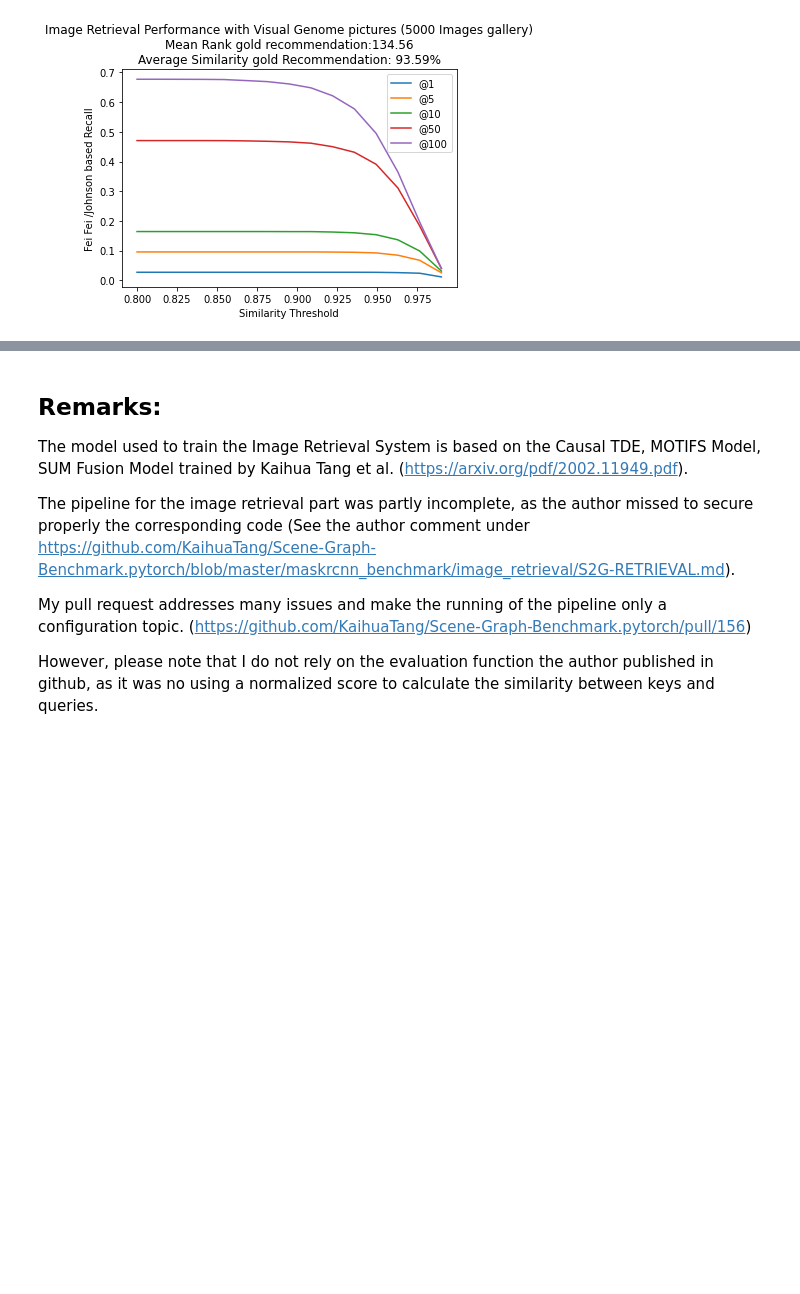
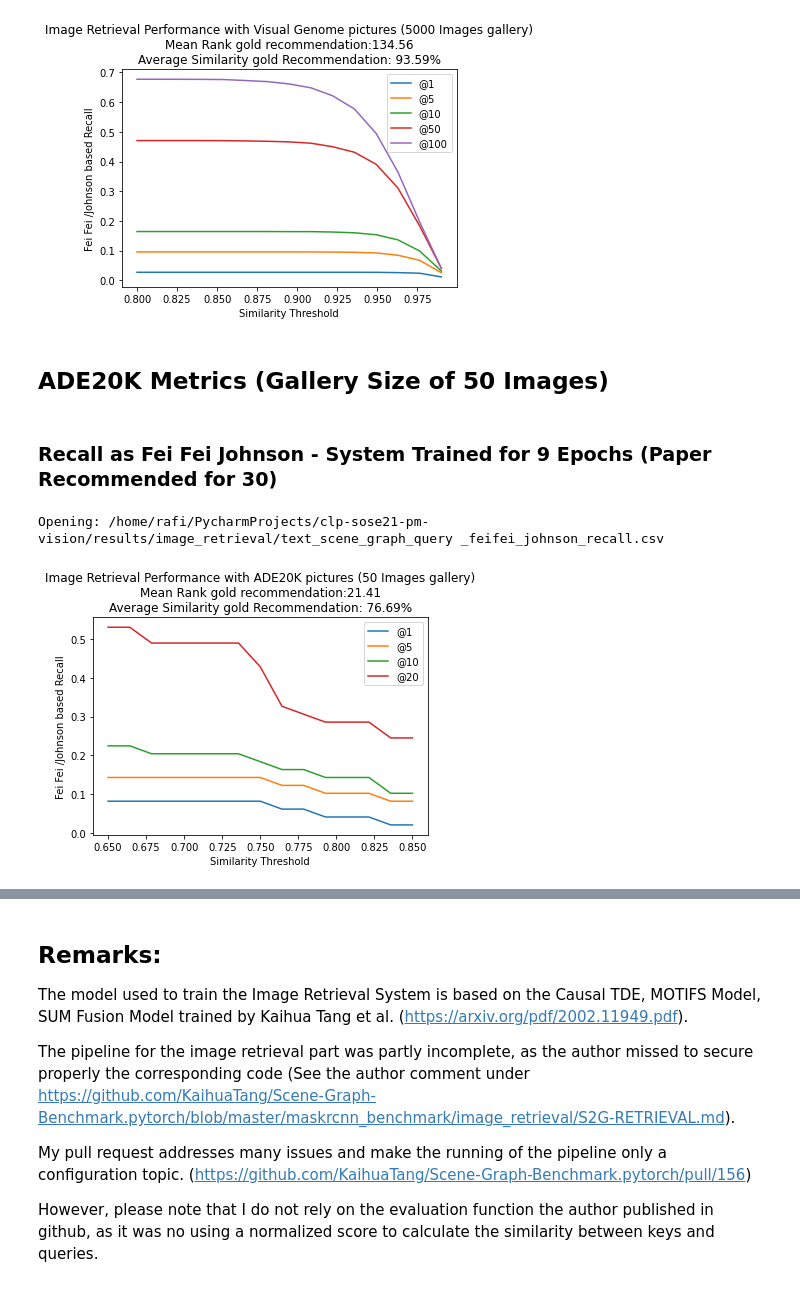
Before and after one commit to rafiberlin/WS21_IM_map_world_image_retrieval, a Jupyter notebook: avatar_sgg/notebooks/plot_metrics.ipynb, the cells around one changed output, grey strips where cells are left out. Saved outputs shown, nothing was run; the diff lists cells and outputs as text; code cells hidden in the pictures; blank space fills up the shorter version.

Commit message:
ENter the last missing results in the plotting notebook.

```diff
--- a/avatar_sgg/notebooks/plot_metrics.ipynb
+++ b/avatar_sgg/notebooks/plot_metrics.ipynb
@@ -227,3 +227,15 @@ GALLERY SIZE 5000.
 
 Opening: /home/rafi/PycharmProjects/clp-sose21-pm-vision/results/image_retrieval/vg_5000_graph_query_9_epochs_feifei_johnson_recall.csv
 [figure]
+# %% [markdown]
+## ADE20K Metrics (Gallery Size of 50 Images)
+# %% [markdown]
+### Recall as Fei Fei Johnson - System Trained for 9 Epochs (Paper Recommended for 30)
+# %%
+text_scene_graph_query = "text_scene_graph_query "
+file_name = eval_name(text_scene_graph_query, fei_fei_recall)
+df = read_frame(file_name)
+plot_recall(df, y_label=feifei_recall_label, recall_list= [1, 5 , 10, 20])
+# %% [output]
+Opening: /home/rafi/PycharmProjects/clp-sose21-pm-vision/results/image_retrieval/text_scene_graph_query _feifei_johnson_recall.csv
+[figure, added]
```
Also changed, not shown: parts of 2 cells of this notebook, 4 other files.
